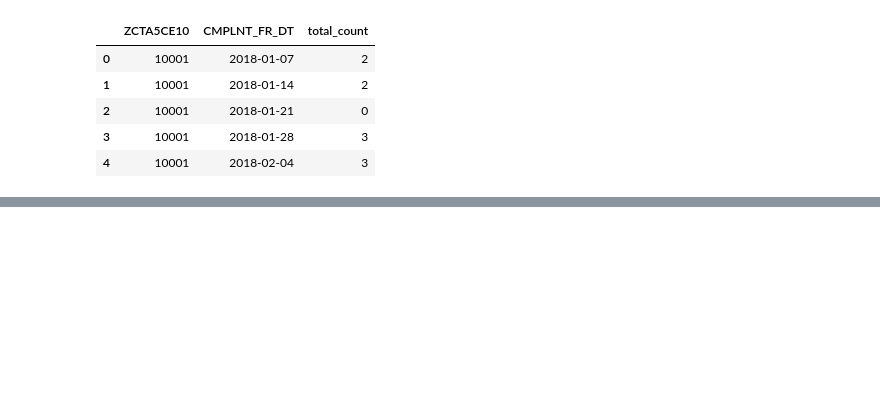
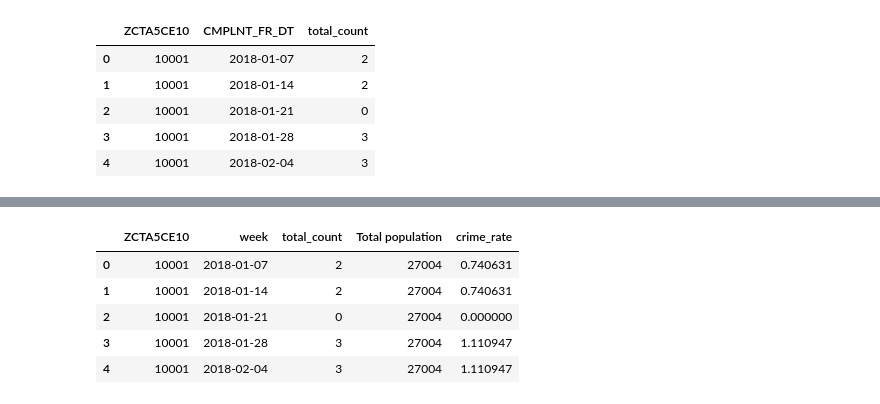
Before and after one commit to bail-reform/NYC, a Jupyter notebook: NYC_Data_Aggregation .ipynb, the cells around one changed output, grey strips where cells are left out. Drawn from its saved outputs; the diff is of its cells as text; code cells hidden in the pictures; blank space fills up the shorter version.

```diff
--- a/NYC_Data_Aggregation .ipynb
+++ b/NYC_Data_Aggregation .ipynb
@@ -105,0 +178,5 @@ weekly_data.to_csv('weekly_data.csv', index=False)
+# %%
+pop = pop.rename(columns={"Label (Grouping)": "ZCTA5CE10"})
+pop['ZCTA5CE10'] = pop['ZCTA5CE10'].str.replace('ZCTA5 ', '')
+pop = pop.iloc[:, [0, 1]]  # Keeps only the first two columns
+pop.head()
@@ -105,0 +190,3 @@ weekly_data.to_csv('weekly_data.csv', index=False)
+# %%
+merged_df = pd.merge(weekly_data, pop, on='ZCTA5CE10', how='left')
+merged_df.head()
@@ -105,0 +200,13 @@ weekly_data.to_csv('weekly_data.csv', index=False)
+# %%
+merged_df['Total population'] = pd.to_numeric(merged_df['Total population'].str.replace(',', ''), errors='coerce').fillna(0).astype(int)
+merged_df['crime_rate'] = (merged_df['total_count'] / merged_df['Total population']) * 10000
+merged_df = merged_df.rename(columns={"CMPLNT_FR_DT": "week"})
+# %%
+merged_df.head()
+# %% [output]
+|  | ZCTA5CE10 | week | total_count | Total population | crime_rate |
+| 0 | 10001 | 2018-01-07 | 2 | 27004 | 0.740631 |
+| 1 | 10001 | 2018-01-14 | 2 | 27004 | 0.740631 |
+| 2 | 10001 | 2018-01-21 | 0 | 27004 | 0.000000 |
+| 3 | 10001 | 2018-01-28 | 3 | 27004 | 1.110947 |
+| 4 | 10001 | 2018-02-04 | 3 | 27004 | 1.110947 |
```
Also changed, not shown: parts of 16 cells of this notebook.
